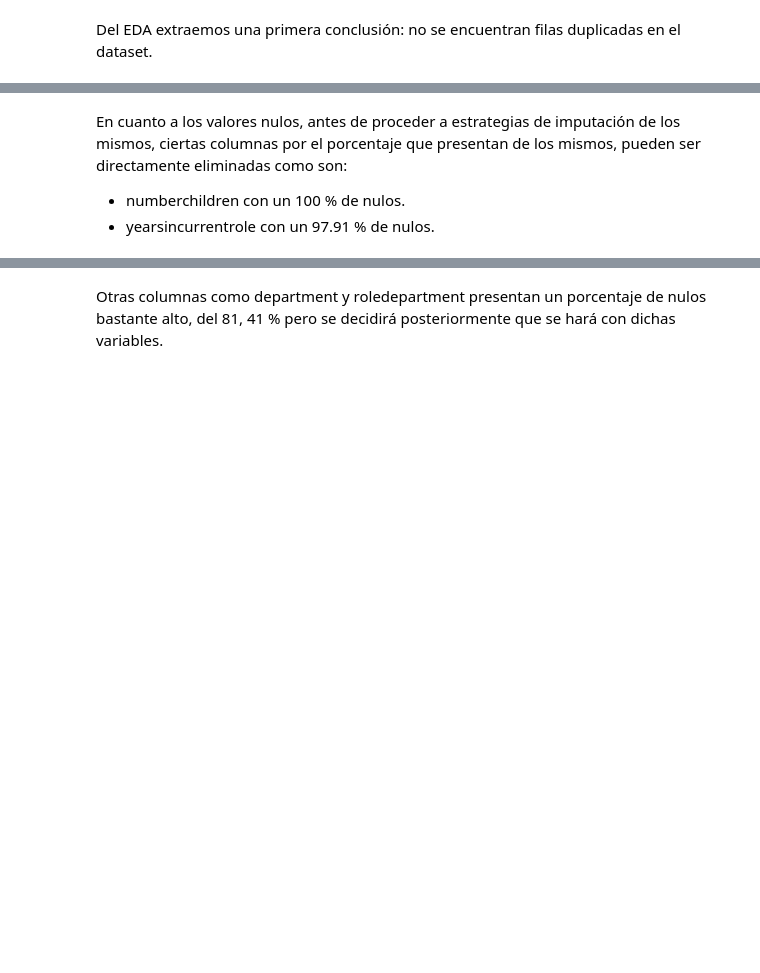
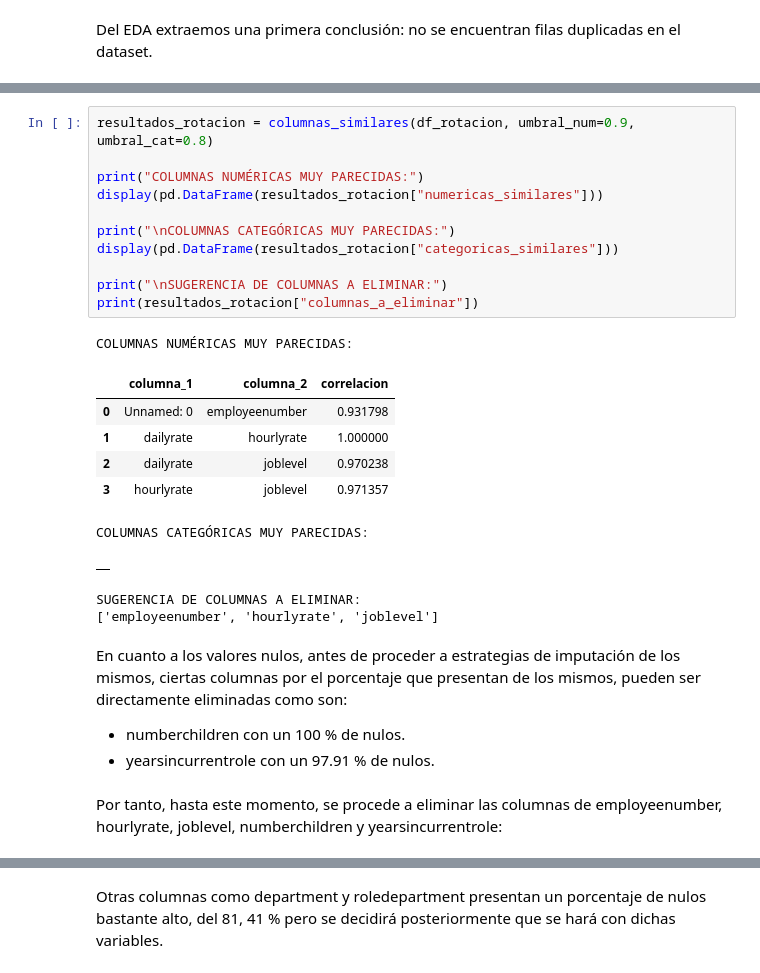
Before and after one commit to Ana-Duag/proyecto-optimizacion-talento, a Jupyter notebook: EDA-inicial.ipynb, the cells around one changed output, grey strips where cells are left out. Drawn from its saved outputs; the diff is of its cells as text; blank space fills up the shorter version.

Commit message:
Función eliminación columnas

```diff
--- a/EDA-inicial.ipynb
+++ b/EDA-inicial.ipynb
@@ -384,5 +441,29 @@ Del EDA extraemos una primera conclusión: no se encuentran filas duplicadas en
+# %%
+resultados_rotacion = columnas_similares(df_rotacion, umbral_num=0.9, umbral_cat=0.8)
+
+print("COLUMNAS NUMÉRICAS MUY PARECIDAS:")
+display(pd.DataFrame(resultados_rotacion["numericas_similares"]))
+
+print("\nCOLUMNAS CATEGÓRICAS MUY PARECIDAS:")
+display(pd.DataFrame(resultados_rotacion["categoricas_similares"]))
+
+print("\nSUGERENCIA DE COLUMNAS A ELIMINAR:")
+print(resultados_rotacion["columnas_a_eliminar"])
+# %% [output]
+COLUMNAS NUMÉRICAS MUY PARECIDAS:
+|  | columna_1 | columna_2 | correlacion |
+| 0 | Unnamed: 0 | employeenumber | 0.931798 |
+| 1 | dailyrate | hourlyrate | 1.000000 |
+| 2 | dailyrate | joblevel | 0.970238 |
+| 3 | hourlyrate | joblevel | 0.971357 |
+COLUMNAS CATEGÓRICAS MUY PARECIDAS:
+|  |
+SUGERENCIA DE COLUMNAS A ELIMINAR:
+['employeenumber', 'hourlyrate', 'joblevel']
 # %% [markdown]
 En cuanto a los valores nulos, antes de proceder a estrategias de imputación de los mismos, ciertas columnas por el porcentaje que presentan de los mismos, pueden ser directamente eliminadas como son:
 
 - numberchildren	con un 100 % de nulos.
 - yearsincurrentrole con un 97.91 % de nulos.
+# %% [markdown]
+Por tanto, hasta este momento, se procede a eliminar las columnas de employeenumber, hourlyrate, joblevel, numberchildren y yearsincurrentrole:
```
Also changed, not shown: parts of 5 cells of this notebook.
